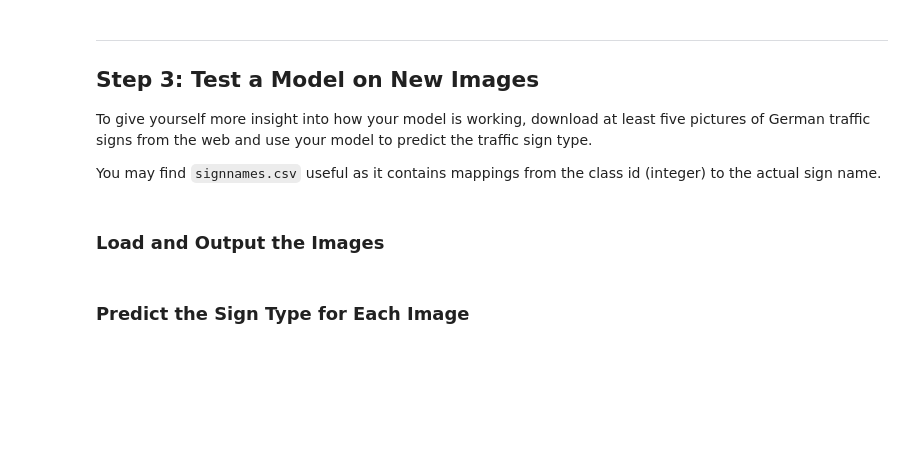
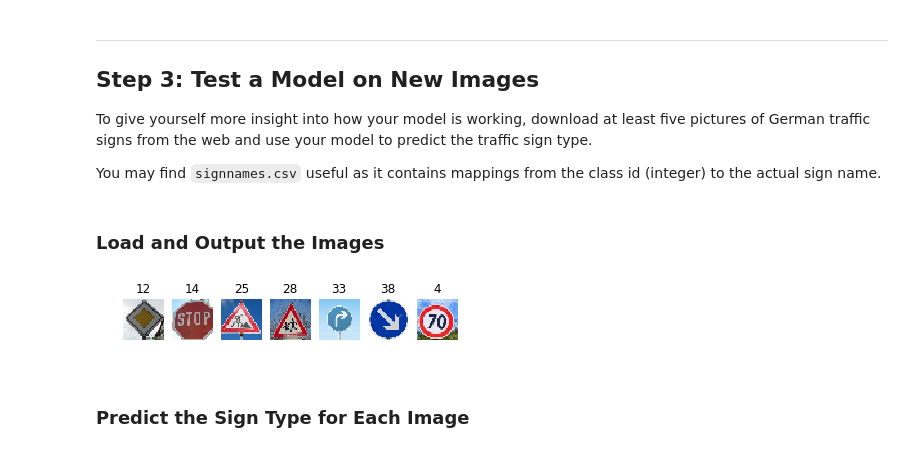
Before and after one commit to psharm8/CarND-Traffic-Sign-Classifier-Project, a Jupyter notebook: Traffic_Sign_Classifier.ipynb, the cells around one changed output. Drawn from its saved outputs; the diff is of its cells as text; code cells hidden in the pictures; blank space fills up the shorter version.

```diff
--- a/Traffic_Sign_Classifier.ipynb
+++ b/Traffic_Sign_Classifier.ipynb
@@ -457,3 +494,25 @@ You may find `signnames.csv` useful as it contains mappings from the class id (i
+# %%
+### Load the images and plot them here.
+### Feel free to use as many code cells as needed.
+import glob
+internet_signs = []
+internet_labels = []
+files = glob.glob('signs_from_internet\*.jpg')
+fig, ax = plt.subplots(1, len(files))
+for i in range(len(files)):
+    img =  cv2.cvtColor(cv2.imread(files[i]), cv2.COLOR_BGR2RGB)
+    resized_image = cv2.resize(img, (32, 32))
+    internet_signs.append(resized_image)
+    file_name=files[i].split('\\')[1]
+    internet_labels.append(file_name.split('_')[0])
+    ax[i].imshow(resized_image)
+    ax[i].set_title(internet_labels[i])
+    ax[i].axis('off')
+plt.show()
+internet_labels = np.uint8(internet_labels)
+internet_signs = np.array(internet_signs)
+# %% [output]
+[figure, added]
 # %% [markdown]
 ### Predict the Sign Type for Each Image
 # %%
```
Also changed, not shown: parts of 15 cells of this notebook, 11 other files.
